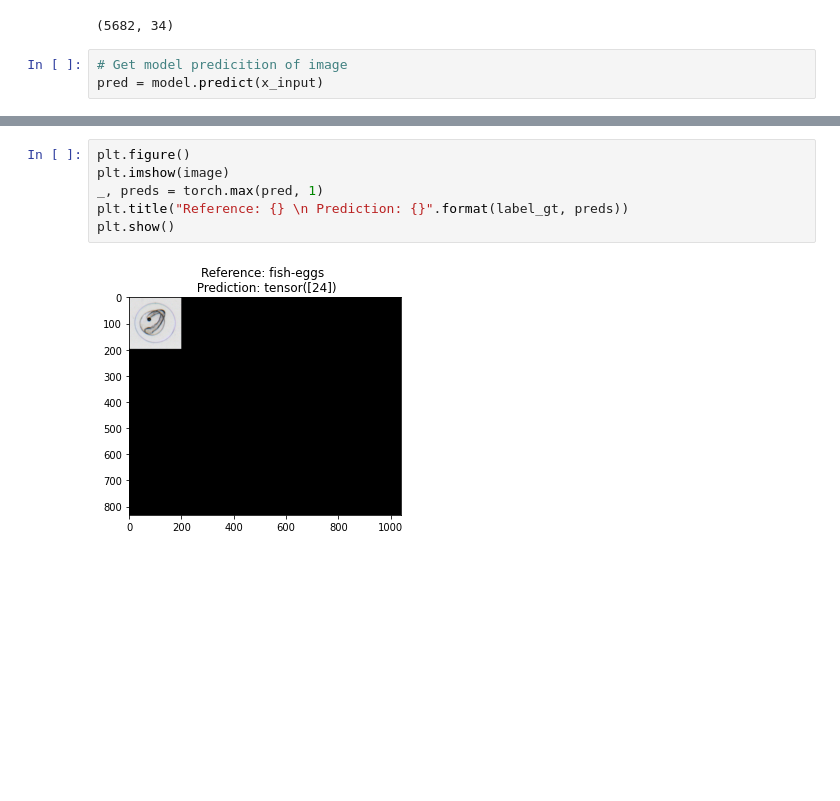
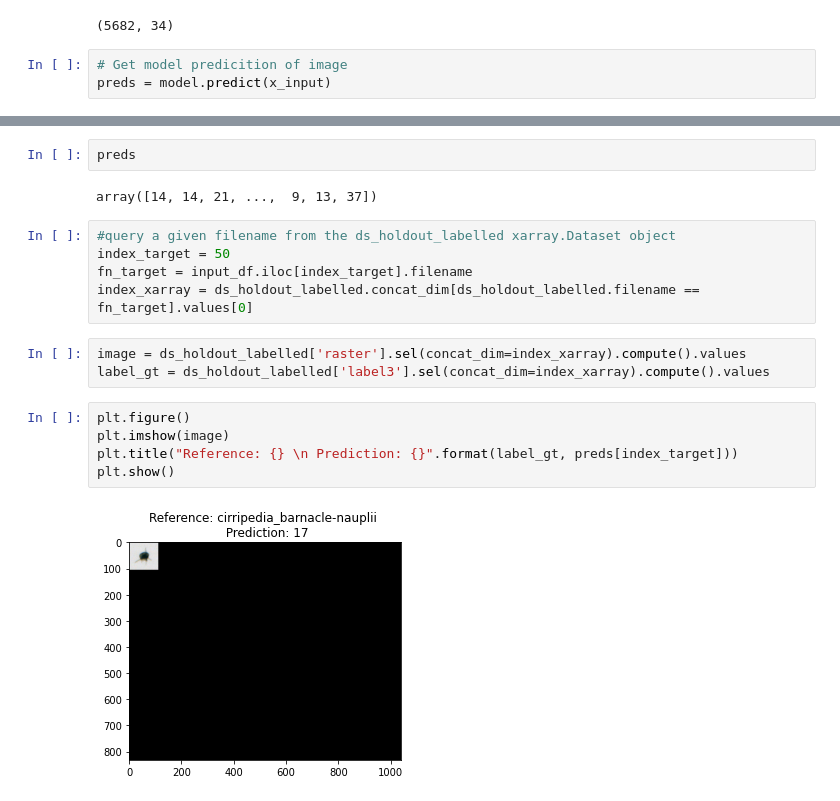
Before and after one commit to alan-turing-institute/plankton-dsg-challenge, a Jupyter notebook: notebooks/python/dsg2021/scivision-model_randomforest.ipynb, the cells around one changed output, grey strips where cells are left out. Saved outputs shown, nothing was run; the diff lists cells and outputs as text; blank space fills up the shorter version.

```diff
--- a/notebooks/python/dsg2021/scivision-model_randomforest.ipynb
+++ b/notebooks/python/dsg2021/scivision-model_randomforest.ipynb
@@ -99,4 +123,4 @@ x_input.shape
 (5682, 34)
 # %%
 # Get model predicition of image
-pred = model.predict(x_input)
+preds = model.predict(x_input)
@@ -113,8 +127,19 @@ SyntaxError: invalid syntax (<ipython-input-109-bb29bc84fdd4>, line 1)
+# %%
+preds
+# %% [output]
+array([14, 14, 21, ...,  9, 13, 37])
+# %%
+#query a given filename from the ds_holdout_labelled xarray.Dataset object
+index_target = 50
+fn_target = input_df.iloc[index_target].filename
+index_xarray = ds_holdout_labelled.concat_dim[ds_holdout_labelled.filename == fn_target].values[0]
+# %%
+image = ds_holdout_labelled['raster'].sel(concat_dim=index_xarray).compute().values
+label_gt = ds_holdout_labelled['label3'].sel(concat_dim=index_xarray).compute().values
 # %%
 plt.figure()
 plt.imshow(image)
-_, preds = torch.max(pred, 1)
-plt.title("Reference: {} \n Prediction: {}".format(label_gt, preds))
+plt.title("Reference: {} \n Prediction: {}".format(label_gt, preds[index_target]))
 plt.show()
 # %% [output]
-[figure, old version]
+[figure, new version]
```
Also changed, not shown: parts of 9 cells of this notebook.
